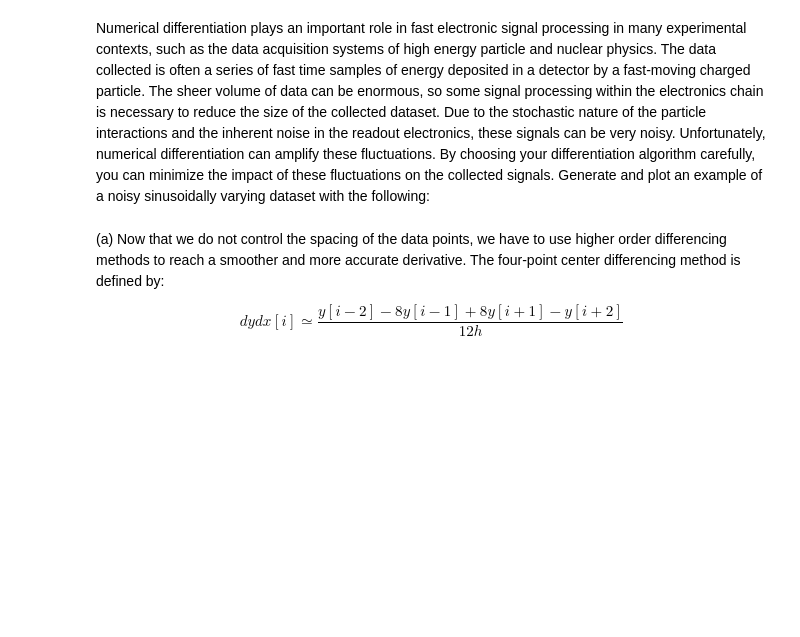
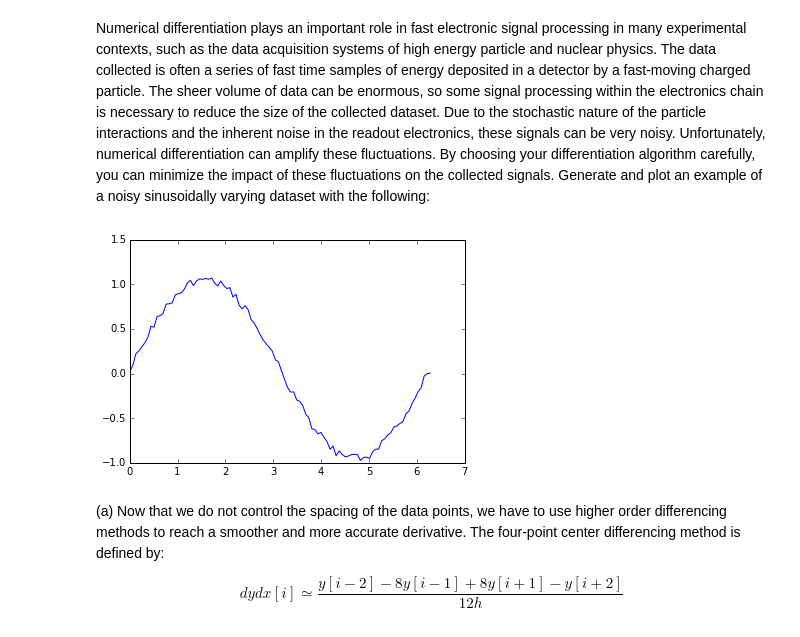
Before and after one commit to dytucker/PHYS202-S14, a Jupyter notebook: SciPy/DifferentationExercises.ipynb, the cells around one changed output. Drawn from its saved outputs; the diff is of its cells as text; code cells hidden in the pictures; blank space fills up the shorter version.

```diff
--- a/SciPy/DifferentationExercises.ipynb
+++ b/SciPy/DifferentationExercises.ipynb
@@ -144,6 +144,10 @@ Generate and plot an example of a noisy sinusoidally varying dataset with the fo
 # %%
 x = np.linspace(0,2*pi,100)
 y = np.sin(x) + 0.1*random.random(size=x.shape)
+plt.plot(x,y)
+plt.show()
+# %% [output]
+[figure, added]
 # %% [markdown]
 (a) Now that we do not control the spacing of the data points, we have to use higher order differencing methods to reach a smoother and more accurate derivative. The four-point center differencing method is defined by:
 
```
Also changed, not shown: parts of 4 cells of this notebook, 2 other files.
